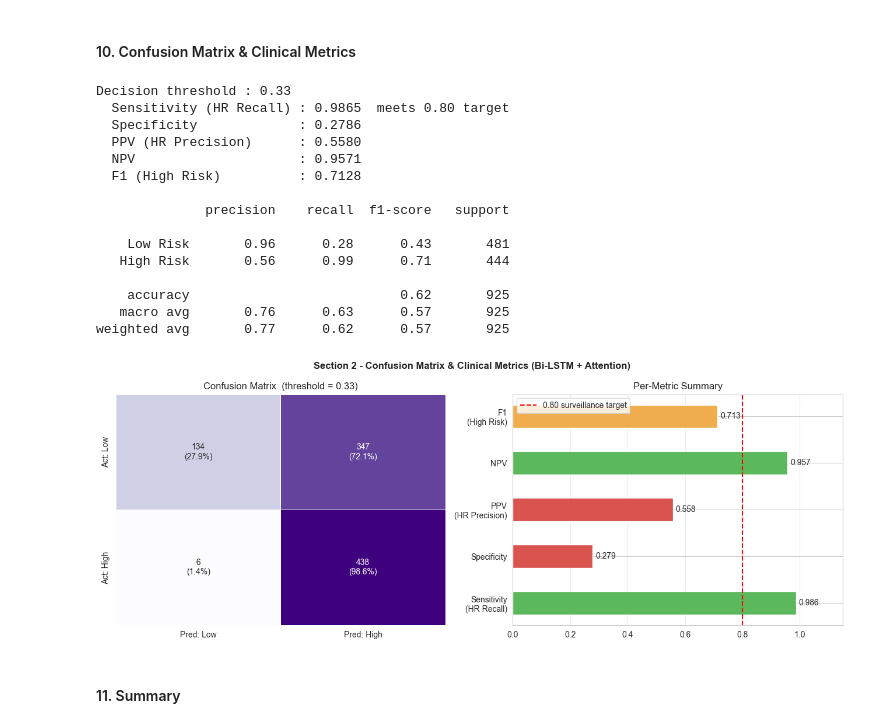
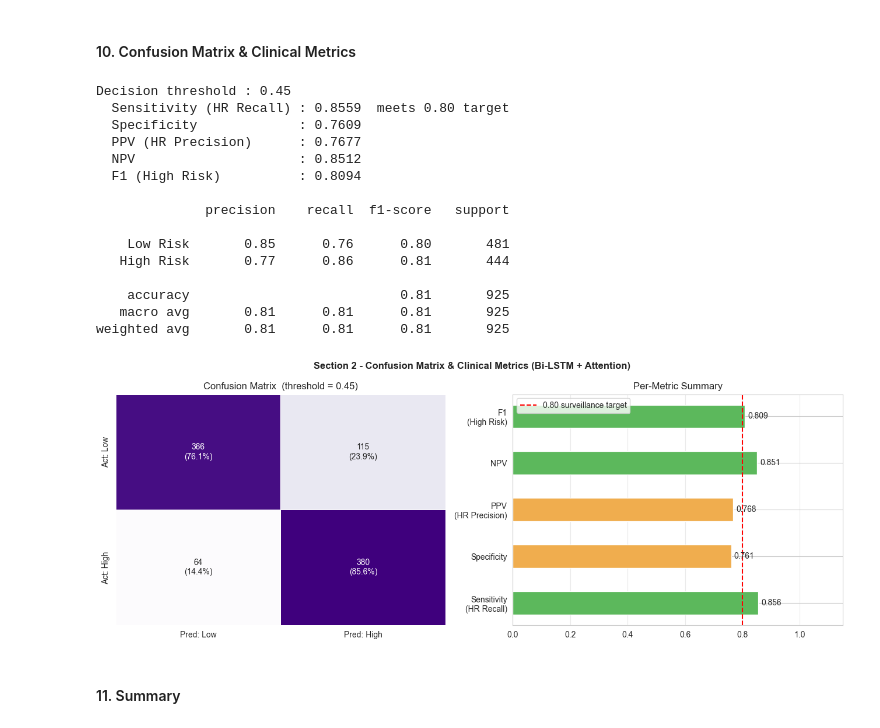
Before and after one commit to prasad1563/CMM799CODEBASE, a Jupyter notebook: scripts/03_Data_Modeling/04_DeepLearning_LSTM_Risk_Classification.ipynb, the cells around one changed output. Cells and saved outputs as stored; diff of their text form; code cells hidden in the pictures.

```diff
--- a/scripts/03_Data_Modeling/04_DeepLearning_LSTM_Risk_Classification.ipynb
+++ b/scripts/03_Data_Modeling/04_DeepLearning_LSTM_Risk_Classification.ipynb
@@ -246,6 +222,20 @@ class LeptoLSTM_v2(nn.Module):
 # %% [markdown]
 #### 6. Model-Training
 # %%
+class FocalLossBinary(nn.Module):
+    def __init__(self, alpha=0.5, gamma=2.0):
+        super().__init__()
+        self.alpha = alpha
+        self.gamma = gamma
+        self.bce = nn.BCEWithLogitsLoss(reduction='none')
+    def forward(self, logits, targets):
+        bce_loss = self.bce(logits, targets)
+        probs = torch.sigmoid(logits)
+        p_t = probs * targets + (1 - probs) * (1 - targets)
+        alpha_t = self.alpha * targets + (1 - self.alpha) * (1 - targets)
+        focal_loss = alpha_t * ((1 - p_t) ** self.gamma) * bce_loss
+        return focal_loss.mean()
+
 
 def make_loader(X_seq, X_stat, y, batch_size=64, shuffle=False):
     ds = TensorDataset(
@@ -296,12 +286,12 @@ def predict_proba(model, X_seq, X_stat, batch_size=256):
 n_districts = train_df["District"].nunique()
 tscv = TimeSeriesSplit(n_splits=5, gap=n_districts)
 
-BATCH_SIZE   = 64
+BATCH_SIZE   = 32
 N_EPOCHS     = 200
 LR           = 3e-4
 PATIENCE     = 25
 
-criterion  = FocalLossBinary(alpha=0.6, gamma=2.0)
+criterion  = FocalLossBinary(alpha=0.5, gamma=2.0)
 
 
 cv_aucs = []
@@ -346,7 +336,7 @@ for fold_i, (tr_idx_cv, val_idx_cv) in enumerate(tscv.split(X_tr_seq, y_tr)):
     cv_aucs.append(fold_auc)
     print(f"  Fold {fold_i+1} | AUC: {fold_auc:.4f} | Best val_loss: {best_val_loss:.4f} | Epochs: {epoch+1}")
 
-print(f"\n  CV AUC  (mean ± std) : {np.mean(cv_aucs):.4f} ± {np.std(cv_aucs):.4f}")
+print(f"\n CV AUC  (mean ± std) : {np.mean(cv_aucs):.4f} ± {np.std(cv_aucs):.4f}")
 # %% [output]
 ============================================================
 CROSS-VALIDATION (5-Fold TimeSeriesSplit)
@@ -366,7 +356,7 @@ print("TRAINING FINAL MODEL ON FULL TRAINING DATA")
 print("="*60)
 
 # Use 90/10 temporal split of train for early stopping(only training)
-split_n    = int(len(X_tr_seq) * 0.90)
+split_n    = int(len(X_tr_seq) * 0.80)
 tr_loader  = make_loader(X_tr_seq[:split_n], X_tr_stat[:split_n], y_tr[:split_n], BATCH_SIZE, shuffle=True)
 val_loader = make_loader(X_tr_seq[split_n:], X_tr_stat[split_n:], y_tr[split_n:], BATCH_SIZE, shuffle=False)
 
@@ -404,7 +394,7 @@ final_model.load_state_dict(best_wts)
 # Training curve
 fig, ax = plt.subplots(figsize=(9, 4))
 ax.plot(t_losses, label="Train Loss", color="steelblue")
-ax.plot(v_losses, label="Val Loss (10% train)", color="darkorange")
+ax.plot(v_losses, label="Val Loss (20% validation)", color="darkorange")
 ax.set_xlabel("Epoch"); ax.set_ylabel("BCE Loss")
 ax.set_title("Final Bi-LSTM + Attention - Training Curves")
 ax.legend(); ax.grid(True, alpha=0.4)
@@ -460,8 +450,8 @@ IMPROVED LSTM (Bi-LSTM + Attention) - TEST RESULTS
 #### 10. Confusion Matrix & Clinical Metrics
 # %%
 
-COST_FN   = 2.0; COST_FP = 1.0
-THRESHOLD = COST_FP / (COST_FP + COST_FN)   # = 0.333
+
+THRESHOLD = 0.45
 
 final_preds = (final_probs >= THRESHOLD).astype(int)
 cm = confusion_matrix(y_te, final_preds)
@@ -482,45 +472,45 @@ print(f"  F1 (High Risk)          : {f1_hr:.4f}")
 print()
 print(classification_report(y_te, final_preds, target_names=["Low Risk", "High Risk"]))
 
 # Confusion matrix heatmap
 fig, axes = plt.subplots(1, 2, figsize=(13, 5))
 cm_pct = cm.astype(float) / cm.sum(axis=1, keepdims=True) * 100
 annot  = [[f"{v}\n({p:.1f}%)" for v, p in zip(rv, rp)] for rv, rp in zip(cm, cm_pct)]
 sns.heatmap(cm, annot=annot, fmt="", cmap="Purples", ax=axes[0],
             xticklabels=["Pred: Low", "Pred: High"],
             yticklabels=["Act: Low",  "Act: High"],
             linewidths=0.5, cbar=False)
 axes[0].set_title(f"Confusion Matrix  (threshold = {THRESHOLD:.2f})")
 
 metric_names  = ["Sensitivity\n(HR Recall)", "Specificity", "PPV\n(HR Precision)", "NPV", "F1\n(High Risk)"]
 metric_values = [sensitivity, specificity, ppv, npv, f1_hr]
 bar_c = ["#d9534f" if v < 0.70 else "#f0ad4e" if v < 0.80 else "#5cb85c" for v in metric_values]
 axes[1].barh(metric_names, metric_values, color=bar_c, edgecolor="white", height=0.5)
 for i, v in enumerate(metric_values):
     axes[1].text(v + 0.01, i, f"{v:.3f}", va="center", fontsize=10)
 axes[1].axvline(0.80, color="red", linestyle="--", lw=1.5, label="0.80 surveillance target")
 axes[1].set_xlim(0, 1.15); axes[1].legend(); axes[1].grid(axis="x", alpha=0.4)
 axes[1].set_title("Per-Metric Summary")
 
 plt.suptitle("Section 2 - Confusion Matrix & Clinical Metrics (Bi-LSTM + Attention)", fontweight="bold")
 plt.tight_layout(); plt.show()
 # %% [output]
-Decision threshold : 0.33
-  Sensitivity (HR Recall) : 0.9865  meets 0.80 target
-  Specificity             : 0.2786
-  PPV (HR Precision)      : 0.5580
-  NPV                     : 0.9571
-  F1 (High Risk)          : 0.7128
+Decision threshold : 0.45
+  Sensitivity (HR Recall) : 0.8559  meets 0.80 target
+  Specificity             : 0.7609
+  PPV (HR Precision)      : 0.7677
+  NPV                     : 0.8512
+  F1 (High Risk)          : 0.8094
 
               precision    recall  f1-score   support
 
-    Low Risk       0.96      0.28      0.43       481
-   High Risk       0.56      0.99      0.71       444
+    Low Risk       0.85      0.76      0.80       481
+   High Risk       0.77      0.86      0.81       444
 
-    accuracy                           0.62       925
-   macro avg       0.76      0.63      0.57       925
-weighted avg       0.77      0.62      0.57       925
+    accuracy                           0.81       925
+   macro avg       0.81      0.81      0.81       925
+weighted avg       0.81      0.81      0.81       925
-[figure, old version]
+[figure, new version]
 # %% [markdown]
 #### 11. Summary
 # %%
```
Also changed, not shown: parts of 5 cells of this notebook, 56 other files.
